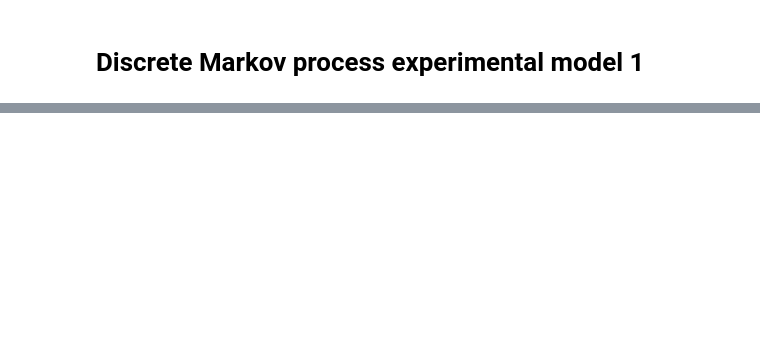
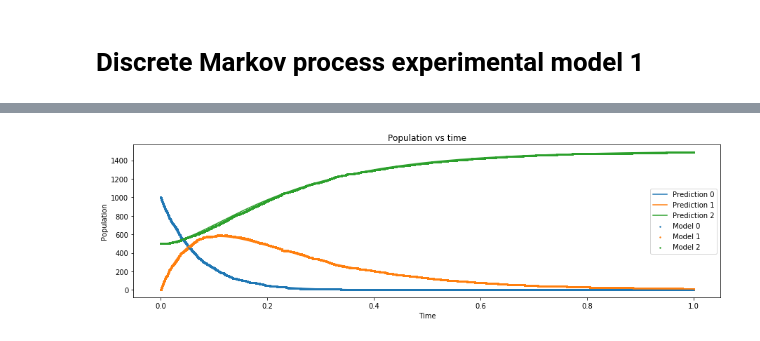
Before and after one commit to PhyProg/Random-Walk, a Jupyter notebook: model/markov/Example 1.ipynb, the cells around one changed output, grey strips where cells are left out. Drawn from its saved outputs; the diff is of its cells as text; code cells hidden in the pictures; blank space fills up the shorter version.

```diff
--- a/model/markov/Example 1.ipynb
+++ b/model/markov/Example 1.ipynb
@@ -118,0 +218,25 @@ all_data
+# %%
+fig, ax = plt.subplots()
+
+fig.set_figwidth(15)
+
+i = 0
+
+for ar in arr:
+    ax.scatter(ts, ar, s = 2, label = 'Model ' + str(i))
+    i += 1
+
+i = 0
+
+for y in pred_y:
+    ax.plot(pred_t, y, label = 'Prediction ' + str(i))
+    i += 1
+
+ax.set_ylabel('Population')
+ax.set_xlabel('Time')
+ax.set_title('Population vs time')
+
+ax.legend()
+plt.show()
+# %% [output]
+[figure, added]
```
Also changed, not shown: parts of 22 cells of this notebook, 21 other files.
